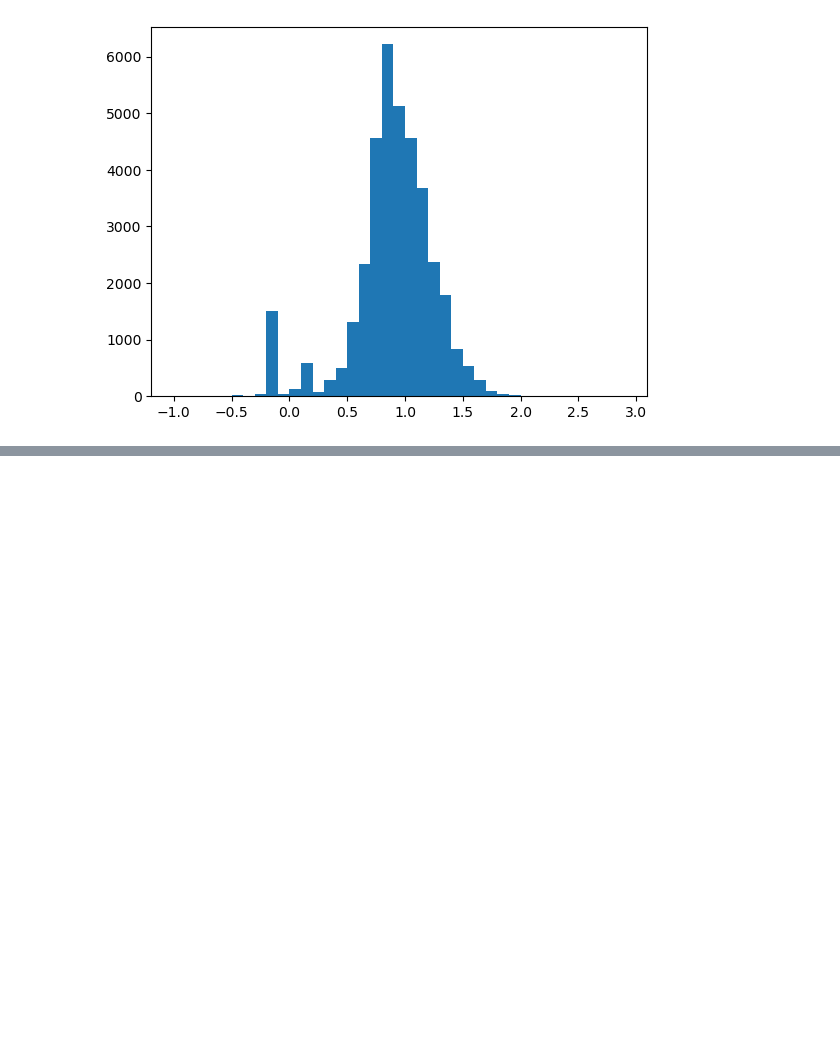
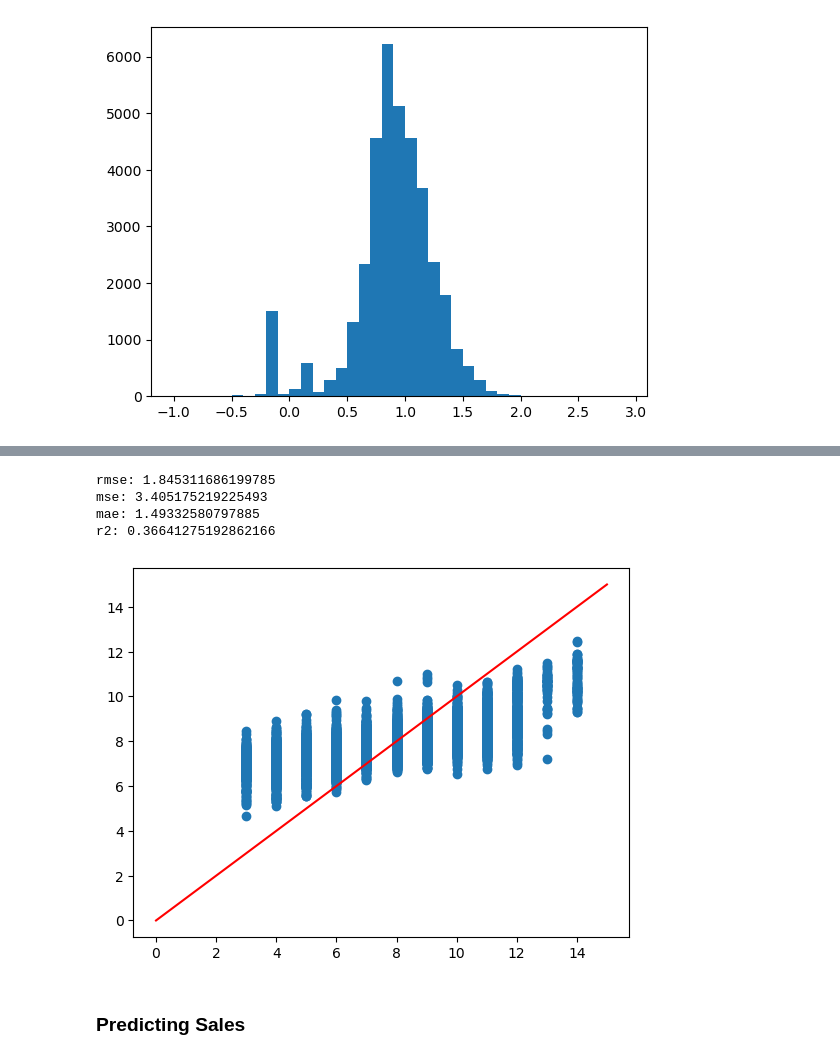
Before and after one commit to lee0210/infosys722-iteration4, a Jupyter notebook: notebook.ipynb, the cells around one changed output, grey strips where cells are left out. Drawn from its saved outputs; the diff is of its cells as text; code cells hidden in the pictures; blank space fills up the shorter version.

```diff
--- a/notebook.ipynb
+++ b/notebook.ipynb
@@ -904,0 +982,29 @@ plt.show()
+# %%
+# Random Forest
+transformation_pipeline = Pipeline(stages=get_string_indexers(integrated_purchase_detail) + [
+    VectorAssembler(inputCols=[
+        'PurchasePrice', 'DayOfMonth', 'Price', 'Volume',
+        'Size_index', 'Classification_index', 'Month_index', 'VendorNumber_index'],
+                    outputCol='features')
+])
+
+rfr = RandomForestRegressor(maxDepth=10, labelCol='DeliverTime', featuresCol='features', maxBins=256)
+
+transformer = transformation_pipeline.fit(integrated_purchase_detail)
+model = rfr.fit(transformer.transform(train))
+result = model.transform(transformer.transform(test))
+
+evaluate_regression_model(result, 'DeliverTime')
+
+dsp_df = result.toPandas()
+plt.scatter(dsp_df['DeliverTime'], dsp_df['prediction'])
+plt.plot(range(0,16), c='r')
+plt.show()
+# %% [output]
+rmse: 1.845311686199785
+mse: 3.405175219225493
+mae: 1.49332580797885
+r2: 0.36641275192862166
+[figure, added]
+# %% [markdown]
+### Predicting Sales
```
Also changed, not shown: parts of 15 cells of this notebook.
